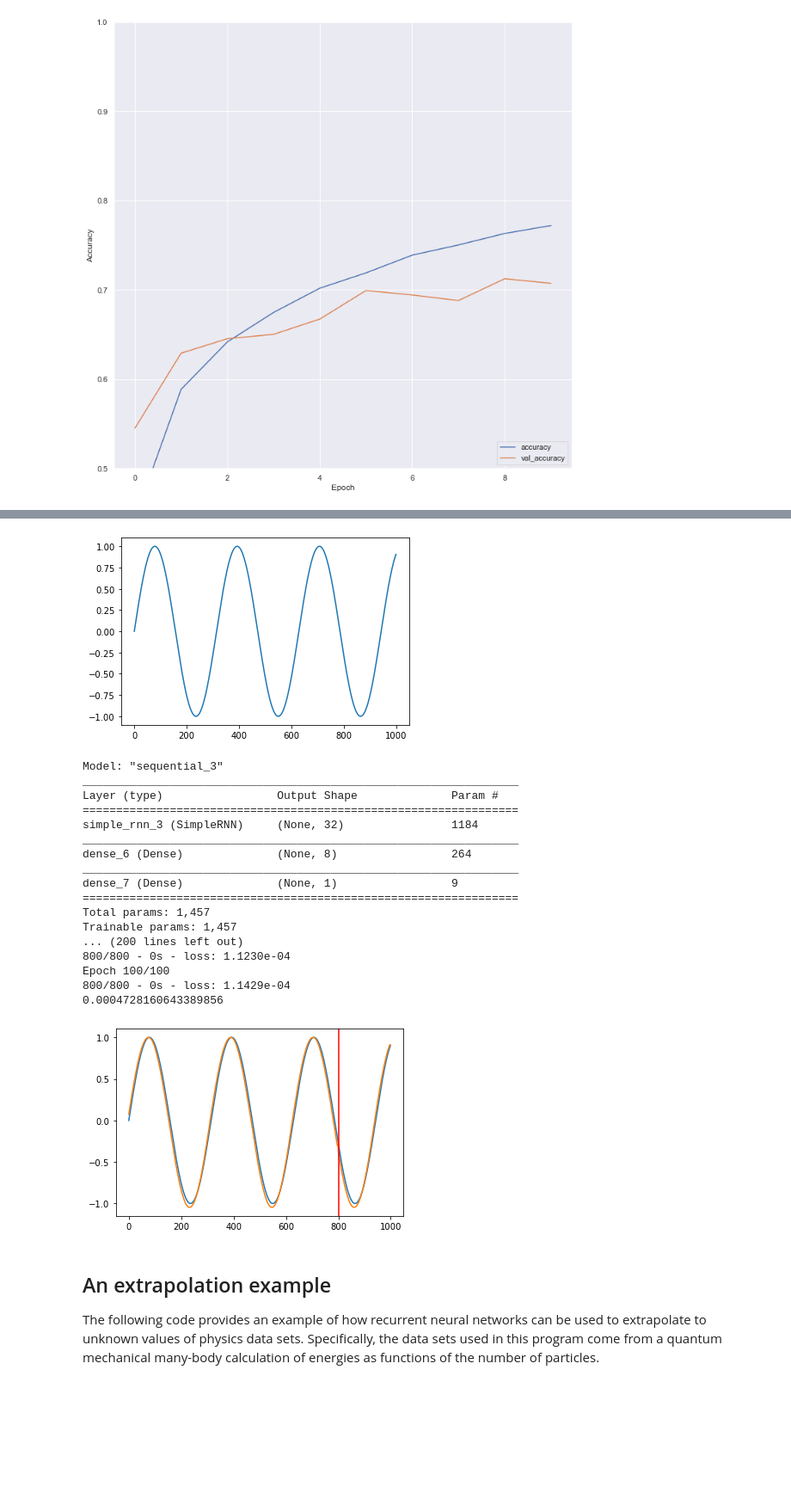
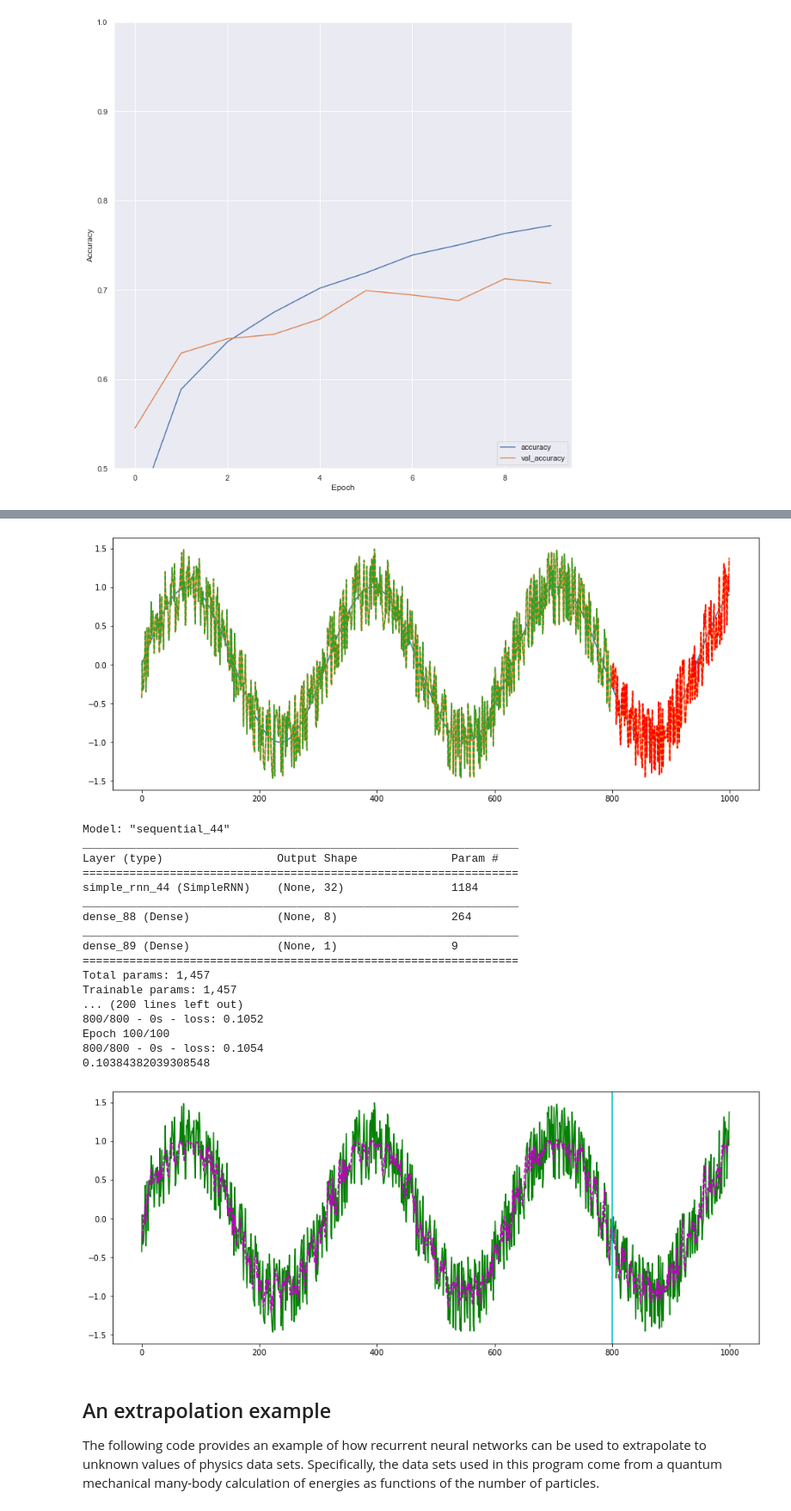
Before and after one commit to LeonardoPalchetti/MachineLearning_Corso, a Jupyter notebook: Esempi4-RetiNeurali/RetiConvoluzionali.ipynb, the cells around one changed output, grey strips where cells are left out. Shown at 86% size. Saved outputs shown, nothing was run; the diff lists cells and outputs as text; code cells hidden in the pictures; blank space fills up the shorter version.

```diff
--- a/Esempi4-RetiNeurali/RetiConvoluzionali.ipynb
+++ b/Esempi4-RetiNeurali/RetiConvoluzionali.ipynb
@@ -761,7 +747,7 @@ from tensorflow.keras.utils import to_categorical
 
 # convert into dataset matrix
 def convertToMatrix(data, step):
- X, Y =[], []
+ X, Y = [], []
  for i in range(len(data)-step):
   d=i+step
   X.append(data[i:d,])
@@ -773,65 +759,73 @@ N = 1000
 Tp = 800
 
 t=np.arange(0,N)
-x=np.sin(0.02*t)#+2*np.random.rand(N)
+x_clean=np.sin(0.02*t)#+2*np.random.rand(N)
+x=x_clean + 0.5*(2*np.random.rand(N) - 1.)
 df = pd.DataFrame(x)
 df.head()
 
+plt.figure(figsize=(15,6))
+plt.plot(t,x_clean)
 plt.plot(df)
-plt.show()
+#plt.show()
 
 values=df.values
 train,test = values[0:Tp,:], values[Tp:N,:]
 
-# add step elements into train and test
+plt.plot(t[0:Tp],train,'--')
+plt.plot(t[Tp:N],test,'r--')
+plt.show()
+
+# add step elements into train and test (repats step+1 time the last element)
 test = np.append(test,np.repeat(test[-1,],step))
 train = np.append(train,np.repeat(train[-1,],step))
 
-trainX,trainY =convertToMatrix(train,step)
-testX,testY =convertToMatrix(test,step)
-trainX = np.reshape(trainX, (trainX.shape[0], 1, trainX.shape[1]))
-testX = np.reshape(testX, (testX.shape[0], 1, testX.shape[1]))
+trainX,trainY = convertToMatrix(train,step)
+testX,testY   = convertToMatrix(test,step)
+trainX = np.reshape( trainX, (trainX.shape[0], 1, trainX.shape[1]) )
+testX  = np.reshape( testX,  (testX.shape[0],  1, testX.shape[1])  )
 
 model = Sequential()
-model.add(SimpleRNN(units=32, input_shape=(1,step), activation="relu"))
+model.add(SimpleRNN(units=32, input_shape=(1,step), activation="sigmoid"))
 model.add(Dense(8, activation="relu"))
 model.add(Dense(1))
 model.compile(loss='mean_squared_error', optimizer='rmsprop')
 model.summary()
 
 model.fit(trainX,trainY, epochs=100, batch_size=16, verbose=2)
 trainPredict = model.predict(trainX)
 testPredict= model.predict(testX)
 predicted=np.concatenate((trainPredict,testPredict),axis=0)
 
 trainScore = model.evaluate(trainX, trainY, verbose=0)
 print(trainScore)
 
 index = df.index.values
-plt.plot(index,df)
-plt.plot(index,predicted)
-plt.axvline(df.index[Tp], c="r")
+plt.figure(figsize=(15,6))
+plt.plot(df,'g')
+plt.plot(index,predicted,'m--')
+plt.axvline(df.index[Tp], c="c")
 plt.show()
 # %% [output]
-[figure, old version]
+[figure, new version]
-Model: "sequential_3"
+Model: "sequential_44"
 _________________________________________________________________
 Layer (type)                 Output Shape              Param #
 =================================================================
-simple_rnn_3 (SimpleRNN)     (None, 32)                1184
+simple_rnn_44 (SimpleRNN)    (None, 32)                1184
 _________________________________________________________________
-dense_6 (Dense)              (None, 8)                 264
+dense_88 (Dense)             (None, 8)                 264
 _________________________________________________________________
-dense_7 (Dense)              (None, 1)                 9
+dense_89 (Dense)             (None, 1)                 9
 =================================================================
 Total params: 1,457
 Trainable params: 1,457
 ... (200 lines left out)
-800/800 - 0s - loss: 1.1230e-04
+800/800 - 0s - loss: 0.1052
 Epoch 100/100
-800/800 - 0s - loss: 1.1429e-04
-0.0004728160643389856
+800/800 - 0s - loss: 0.1054
+0.10384382039308548
-[figure, old version]
+[figure, new version]
 # %% [markdown]
 ## An extrapolation example
 
```
Also changed, not shown: parts of 22 cells of this notebook, 11 other files.
